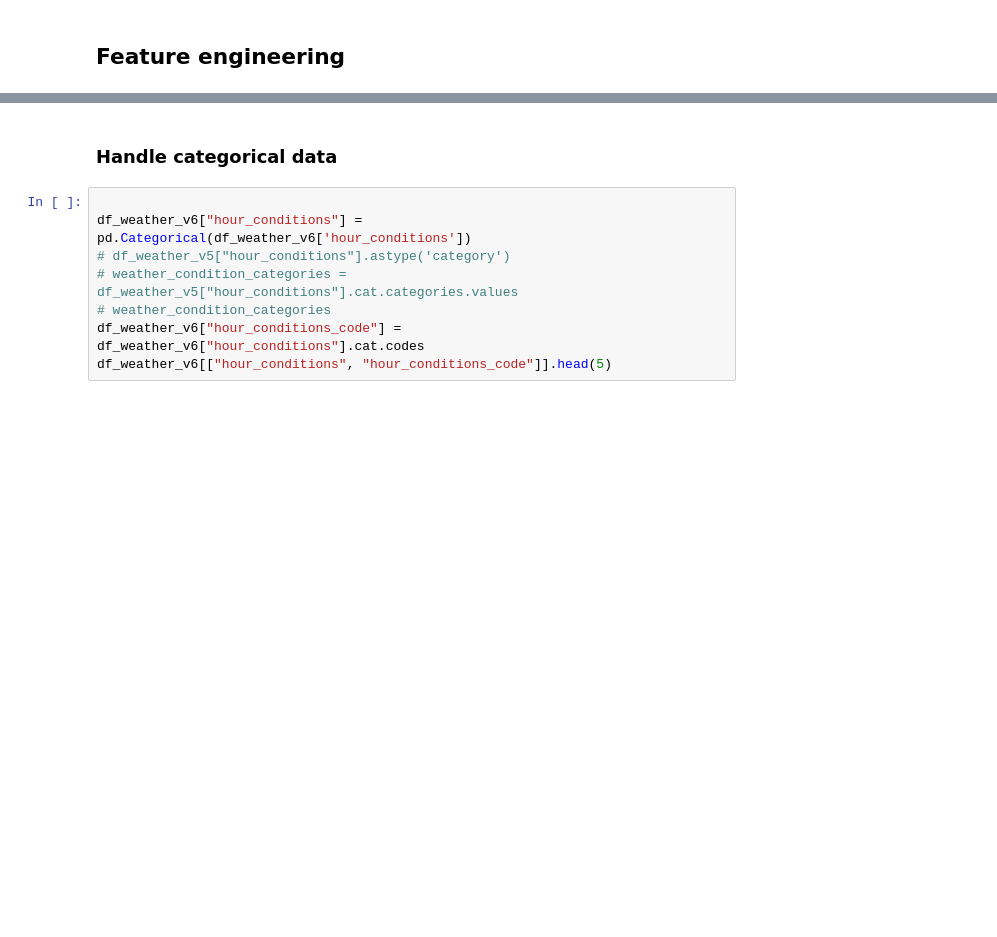
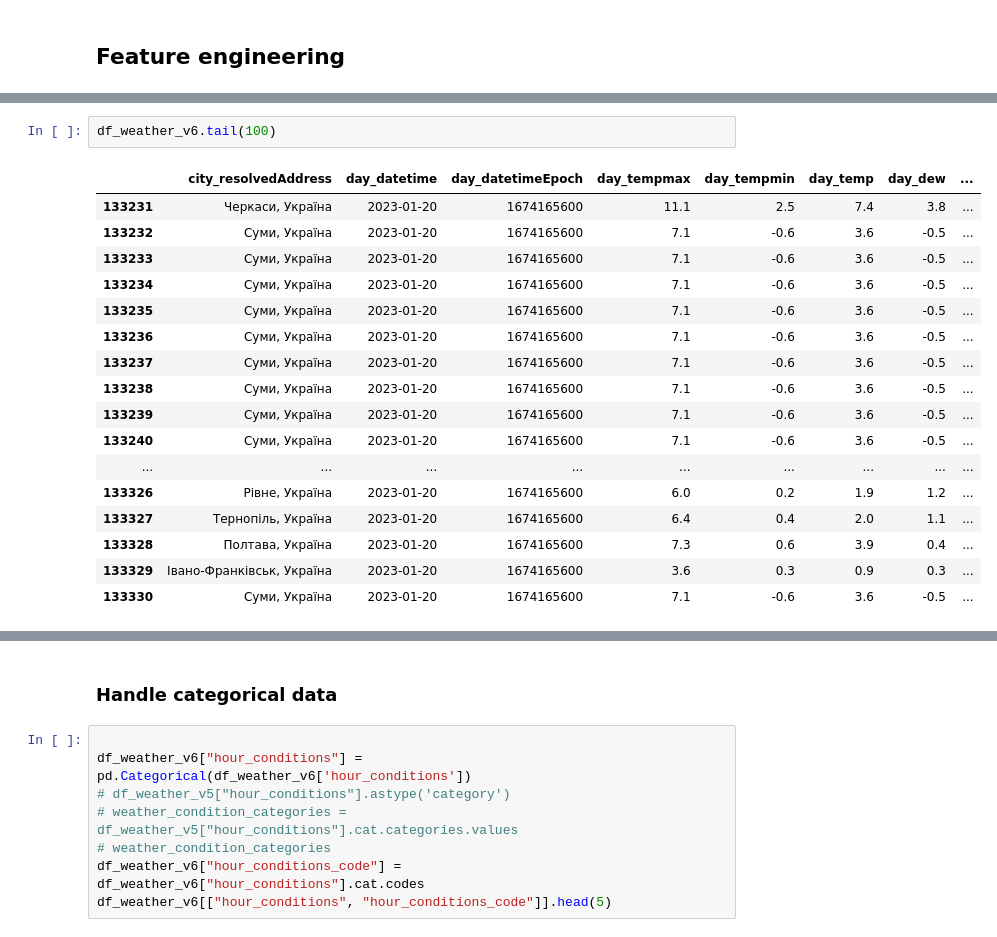
Before and after one commit to technicsx/SD_SaaS_Project, a Jupyter notebook: 2_data_preparation/3_prepare_final_dataset.ipynb, the cells around one changed output, grey strips where cells are left out. Drawn from its saved outputs; the diff is of its cells as text; blank space fills up the shorter version.

```diff
--- a/2_data_preparation/3_prepare_final_dataset.ipynb
+++ b/2_data_preparation/3_prepare_final_dataset.ipynb
@@ -464,2 +495,22 @@ df_weather_v5.head(5)
+# %%
+df_weather_v6.tail(100)
+# %% [output]
+|  | city_resolvedAddress | day_datetime | day_datetimeEpoch | day_tempmax | day_tempmin | day_temp | day_dew | ... |
+| 133231 | Черкаси, Україна | 2023-01-20 | 1674165600 | 11.1 | 2.5 | 7.4 | 3.8 | ... |
+| 133232 | Суми, Україна | 2023-01-20 | 1674165600 | 7.1 | -0.6 | 3.6 | -0.5 | ... |
+| 133233 | Суми, Україна | 2023-01-20 | 1674165600 | 7.1 | -0.6 | 3.6 | -0.5 | ... |
+| 133234 | Суми, Україна | 2023-01-20 | 1674165600 | 7.1 | -0.6 | 3.6 | -0.5 | ... |
+| 133235 | Суми, Україна | 2023-01-20 | 1674165600 | 7.1 | -0.6 | 3.6 | -0.5 | ... |
+| 133236 | Суми, Україна | 2023-01-20 | 1674165600 | 7.1 | -0.6 | 3.6 | -0.5 | ... |
+| 133237 | Суми, Україна | 2023-01-20 | 1674165600 | 7.1 | -0.6 | 3.6 | -0.5 | ... |
+| 133238 | Суми, Україна | 2023-01-20 | 1674165600 | 7.1 | -0.6 | 3.6 | -0.5 | ... |
+| 133239 | Суми, Україна | 2023-01-20 | 1674165600 | 7.1 | -0.6 | 3.6 | -0.5 | ... |
+| 133240 | Суми, Україна | 2023-01-20 | 1674165600 | 7.1 | -0.6 | 3.6 | -0.5 | ... |
+| ... | ... | ... | ... | ... | ... | ... | ... | ... |
+| 133326 | Рівне, Україна | 2023-01-20 | 1674165600 | 6.0 | 0.2 | 1.9 | 1.2 | ... |
+| 133327 | Тернопіль, Україна | 2023-01-20 | 1674165600 | 6.4 | 0.4 | 2.0 | 1.1 | ... |
+| 133328 | Полтава, Україна | 2023-01-20 | 1674165600 | 7.3 | 0.6 | 3.9 | 0.4 | ... |
+| 133329 | Івано-Франківськ, Україна | 2023-01-20 | 1674165600 | 3.6 | 0.3 | 0.9 | 0.3 | ... |
+| 133330 | Суми, Україна | 2023-01-20 | 1674165600 | 7.1 | -0.6 | 3.6 | -0.5 | ... |
 # %%
 # Add day of week name
```
Also changed, not shown: parts of 9 cells of this notebook, 2 other files.
